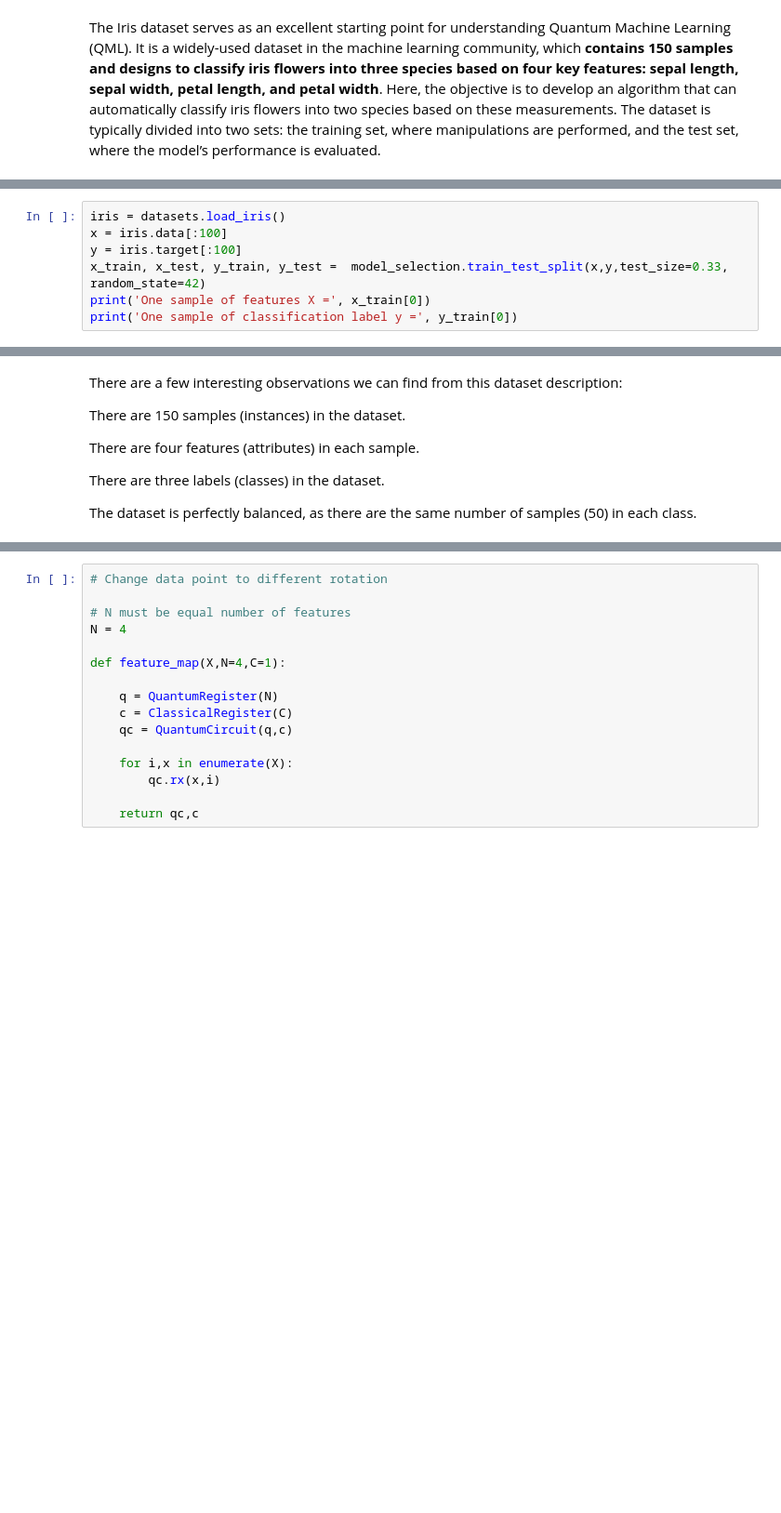
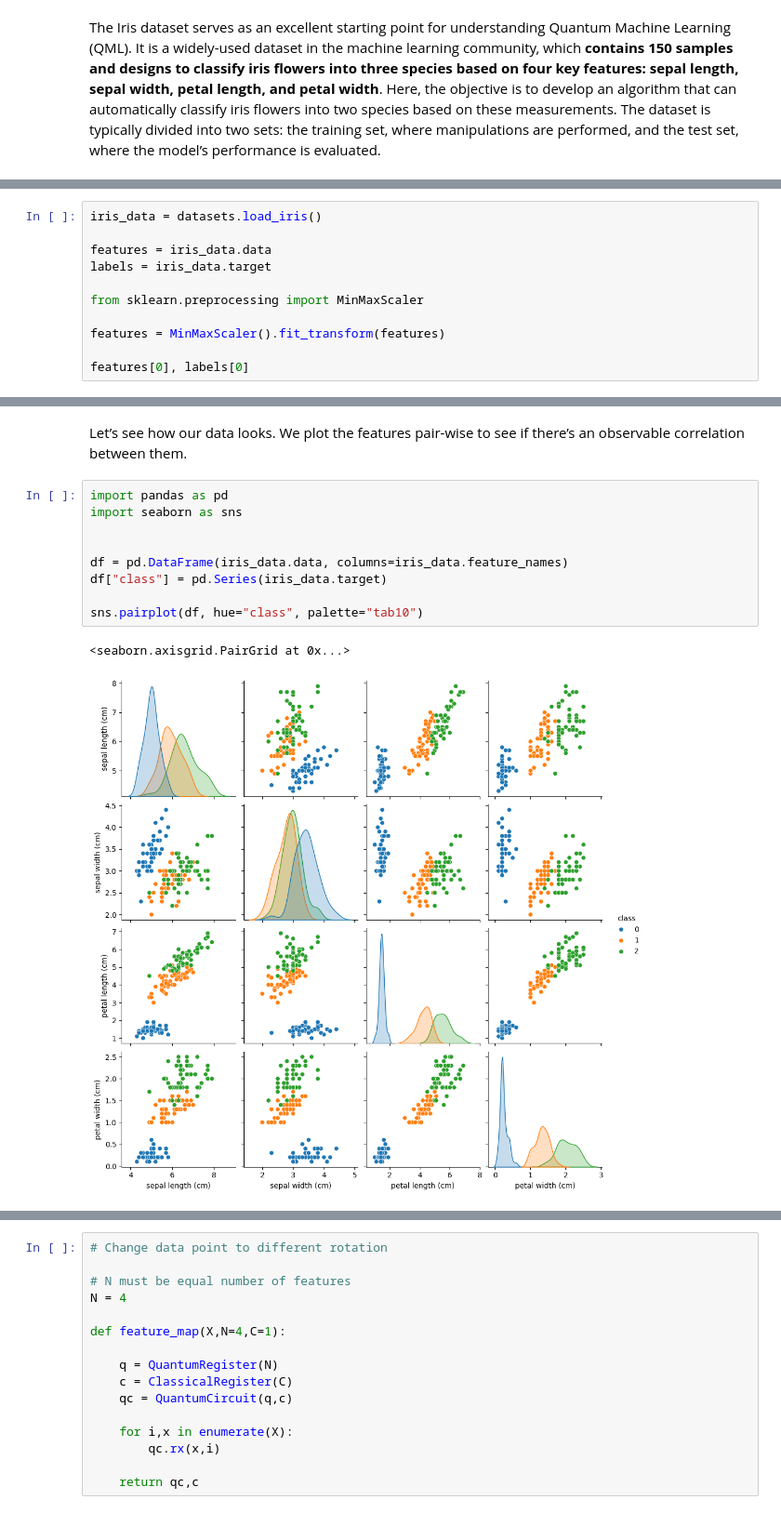
Before and after one commit to m0liva/QLearn, a Jupyter notebook: QML_demo.ipynb, the cells around one changed output, grey strips where cells are left out. Shown: that part at 93% size. Saved outputs shown, nothing was run; the diff lists cells and outputs as text; blank space fills up the shorter version.

```diff
--- a/QML_demo.ipynb
+++ b/QML_demo.ipynb
@@ -28,7 +21,0 @@ We then load the Iris data set and take a brief look at one sample of feature se
-# %%
-iris = datasets.load_iris()
-x = iris.data[:100]
-y = iris.target[:100]
-x_train, x_test, y_train, y_test =  model_selection.train_test_split(x,y,test_size=0.33, random_state=42)
-print('One sample of features X =', x_train[0])
-print('One sample of classification label y =', y_train[0])
@@ -34,0 +32,11 @@ print('One sample of classification label y =', y_train[0])
+# %%
+iris_data = datasets.load_iris()
+
+features = iris_data.data
+labels = iris_data.target
+
+from sklearn.preprocessing import MinMaxScaler
+
+features = MinMaxScaler().fit_transform(features)
+
+features[0], labels[0]
@@ -37,10 +65,14 @@ print(iris.DESCR)
-# %% [markdown]
-There are a few interesting observations we can find from this dataset description:
-
-There are 150 samples (instances) in the dataset.
-
-There are four features (attributes) in each sample.
-
-There are three labels (classes) in the dataset.
-
-The dataset is perfectly balanced, as there are the same number of samples (50) in each class.
+# %% [markdown]
+Let’s see how our data looks. We plot the features pair-wise to see if there’s an observable correlation between them.
+# %%
+import pandas as pd
+import seaborn as sns
+
+
+df = pd.DataFrame(iris_data.data, columns=iris_data.feature_names)
+df["class"] = pd.Series(iris_data.target)
+
+sns.pairplot(df, hue="class", palette="tab10")
+# %% [output]
+<seaborn.axisgrid.PairGrid at 0x...>
+[figure, added]
```
Also changed, not shown: parts of 41 cells of this notebook, 2 other files.
